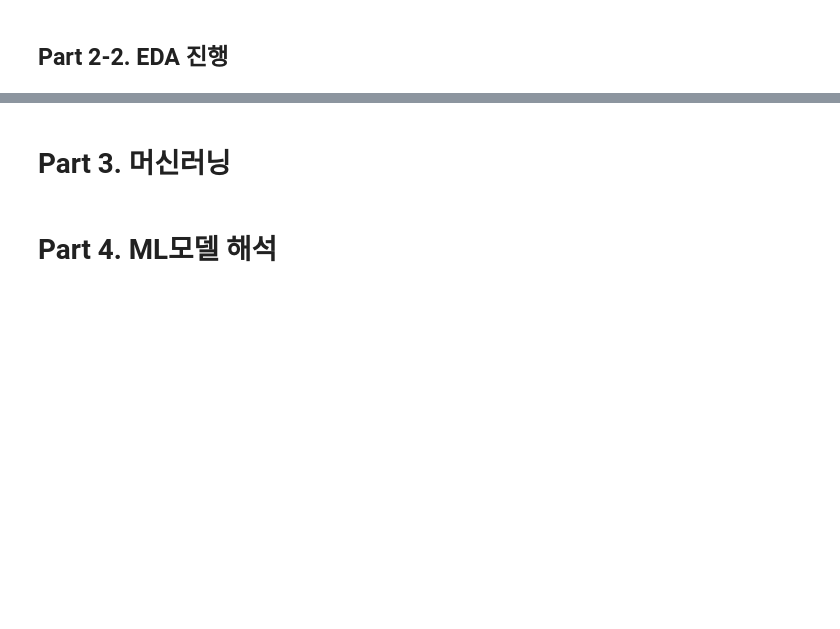
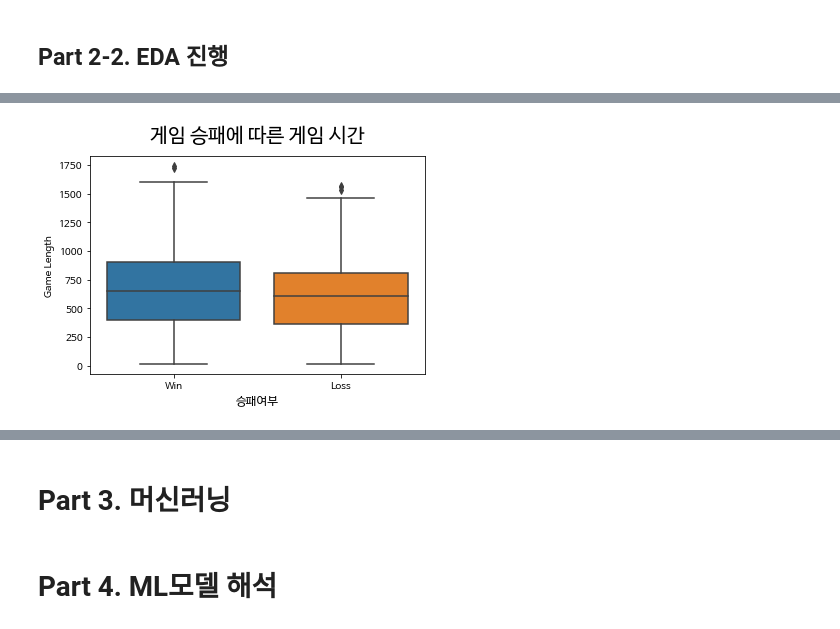
Before and after one commit to donghwi2022/ds-section2-project, a Jupyter notebook: section2_project.ipynb, the cells around one changed output, grey strips where cells are left out. Cells and saved outputs as stored; diff of their text form; code cells hidden in the pictures; blank space fills up the shorter version.

```diff
--- a/section2_project.ipynb
+++ b/section2_project.ipynb
@@ -157,0 +208,8 @@ int(a.split('m')[0]) * 60 + int(a.split('m')[1][:3])
+# %%
+# Game Length 특성에 대해서 boxplot을 통해 시각화
+sns.boxplot(x = 'Outcome', y = 'Game Length', data = df_crew)
+plt.title('게임 승패에 따른 게임 시간', fontsize = 20, pad = 15)
+plt.xlabel('승패여부', fontsize = 12)
+plt.show()
+# %% [output]
+[figure, added]
```
Also changed, not shown: parts of 13 cells of this notebook.
